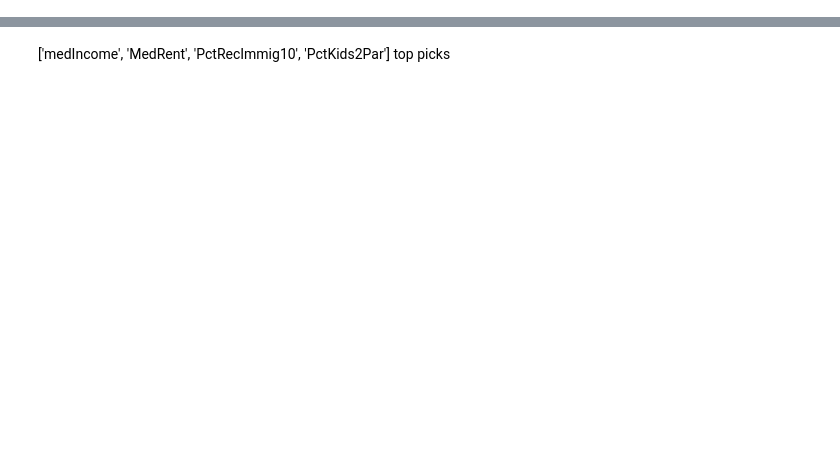
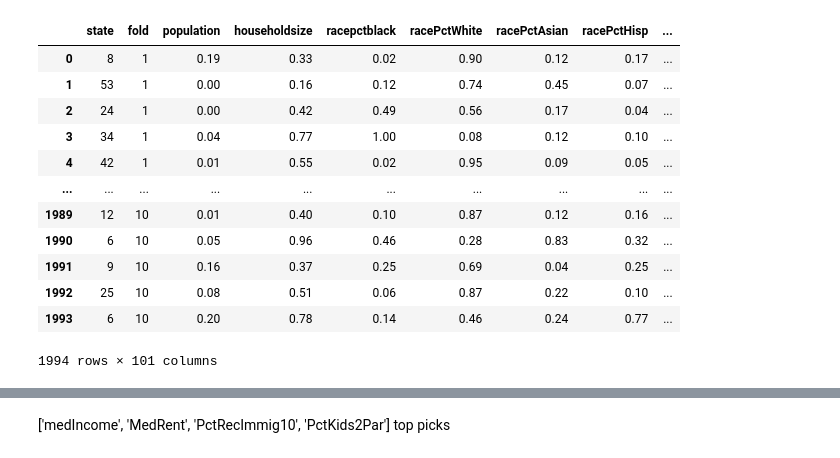
Before and after one commit to hashemwa/stt_810_project, a Jupyter notebook: analysis.ipynb, the cells around one changed output, grey strips where cells are left out. Saved outputs shown, nothing was run; the diff lists cells and outputs as text; code cells hidden in the pictures; blank space fills up the shorter version.

```diff
--- a/analysis.ipynb
+++ b/analysis.ipynb
@@ -523,0 +30,16 @@ medFamInc            <--> OwnOccMedVal         : 0.807
+# %%
+df
+# %% [output]
+|  | state | fold | population | householdsize | racepctblack | racePctWhite | racePctAsian | racePctHisp | ... |
+| 0 | 8 | 1 | 0.19 | 0.33 | 0.02 | 0.90 | 0.12 | 0.17 | ... |
+| 1 | 53 | 1 | 0.00 | 0.16 | 0.12 | 0.74 | 0.45 | 0.07 | ... |
+| 2 | 24 | 1 | 0.00 | 0.42 | 0.49 | 0.56 | 0.17 | 0.04 | ... |
+| 3 | 34 | 1 | 0.04 | 0.77 | 1.00 | 0.08 | 0.12 | 0.10 | ... |
+| 4 | 42 | 1 | 0.01 | 0.55 | 0.02 | 0.95 | 0.09 | 0.05 | ... |
+| ... | ... | ... | ... | ... | ... | ... | ... | ... | ... |
+| 1989 | 12 | 10 | 0.01 | 0.40 | 0.10 | 0.87 | 0.12 | 0.16 | ... |
+| 1990 | 6 | 10 | 0.05 | 0.96 | 0.46 | 0.28 | 0.83 | 0.32 | ... |
+| 1991 | 9 | 10 | 0.16 | 0.37 | 0.25 | 0.69 | 0.04 | 0.25 | ... |
+| 1992 | 25 | 10 | 0.08 | 0.51 | 0.06 | 0.87 | 0.22 | 0.10 | ... |
+| 1993 | 6 | 10 | 0.20 | 0.78 | 0.14 | 0.46 | 0.24 | 0.77 | ... |
+1994 rows × 101 columns
```
Also changed, not shown: parts of 20 cells of this notebook.
